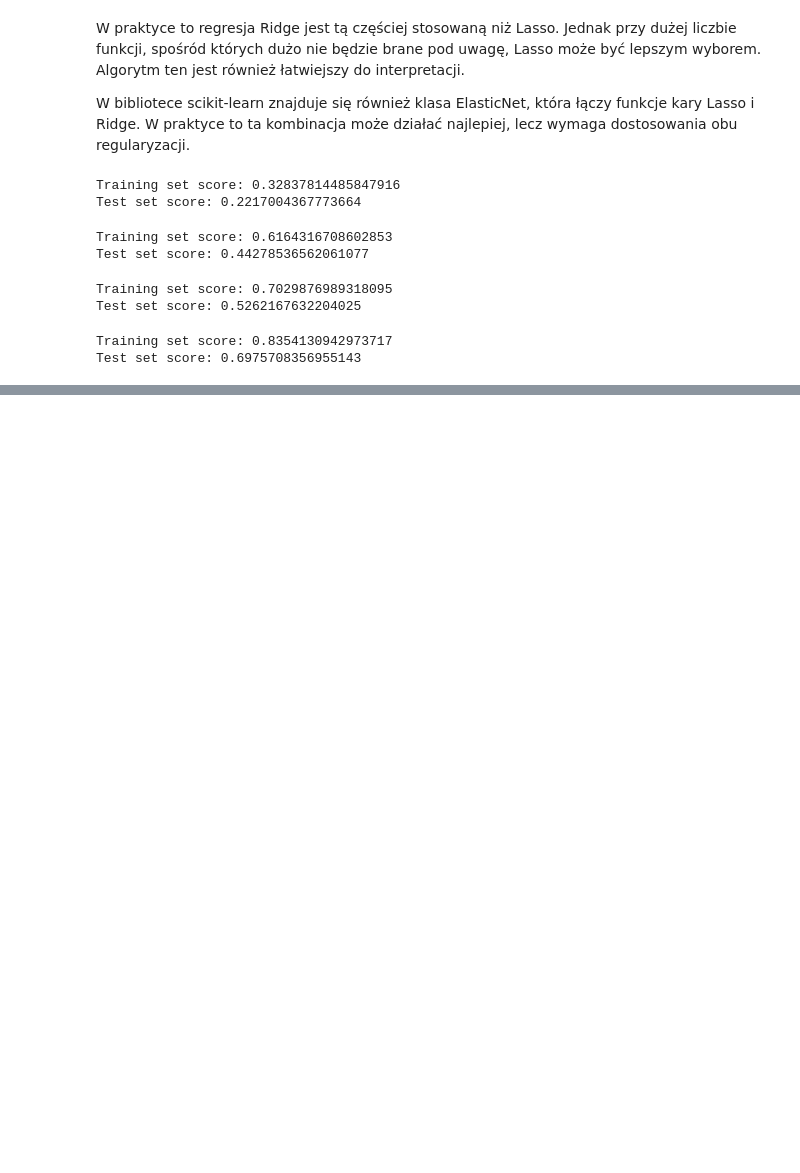
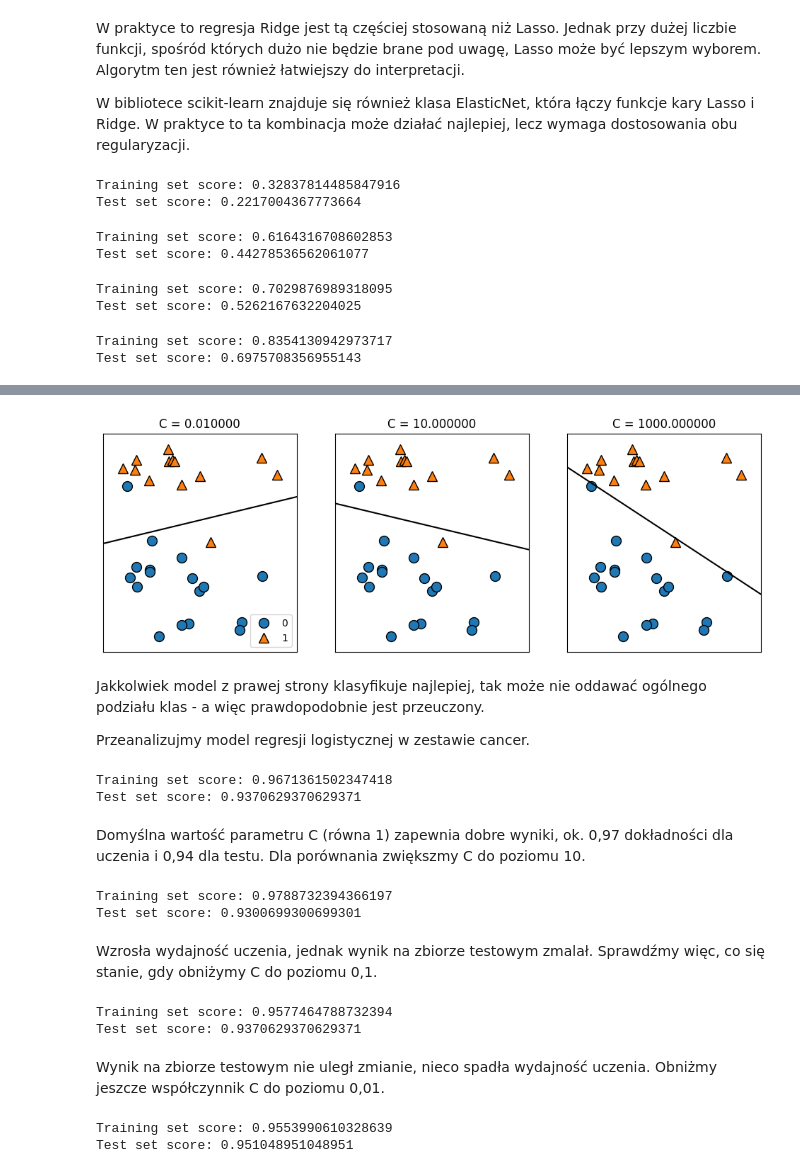
Before and after one commit to jakubtwalczak/Muller_Guido_Introduction_to_ML, a Jupyter notebook: Rozdział_2_uczenie_nadzorowane_cz_1.ipynb, the cells around one changed output, grey strips where cells are left out. Drawn from its saved outputs; the diff is of its cells as text; code cells hidden in the pictures; blank space fills up the shorter version.

```diff
--- a/Rozdział_2_uczenie_nadzorowane_cz_1.ipynb
+++ b/Rozdział_2_uczenie_nadzorowane_cz_1.ipynb
@@ -551,0 +592,43 @@ Test set score: 0.6975708356955143
+# %%
+mglearn.plots.plot_linear_svc_regularization()
+# %% [output]
+[figure, added]
+# %% [markdown]
+Jakkolwiek model z prawej strony klasyfikuje najlepiej, tak może nie oddawać ogólnego podziału klas - a więc prawdopodobnie jest przeuczony.
+
+Przeanalizujmy model regresji logistycznej w zestawie cancer.
+# %%
+X_train, X_test, y_train, y_test = train_test_split(cancer.data, cancer.target, stratify=cancer.target, random_state=0)
+logreg = LogisticRegression(max_iter=100000).fit(X_train, y_train)
+print(f"Training set score: {logreg.score(X_train, y_train)}")
+print(f"Test set score: {logreg.score(X_test, y_test)}")
+# %% [output]
+Training set score: 0.9671361502347418
+Test set score: 0.9370629370629371
+# %% [markdown]
+Domyślna wartość parametru C (równa 1) zapewnia dobre wyniki, ok. 0,97 dokładności dla uczenia i 0,94 dla testu. Dla porównania zwiększmy C do poziomu 10.
+# %%
+logreg10 = LogisticRegression(C=10, max_iter=100000).fit(X_train, y_train)
+print(f"Training set score: {logreg10.score(X_train, y_train)}")
+print(f"Test set score: {logreg10.score(X_test, y_test)}")
+# %% [output]
+Training set score: 0.9788732394366197
+Test set score: 0.9300699300699301
+# %% [markdown]
+Wzrosła wydajność uczenia, jednak wynik na zbiorze testowym zmalał. Sprawdźmy więc, co się stanie, gdy obniżymy C do poziomu 0,1.
+# %%
+logreg01 = LogisticRegression(C=0.1, max_iter=100000).fit(X_train, y_train)
+print(f"Training set score: {logreg01.score(X_train, y_train)}")
+print(f"Test set score: {logreg01.score(X_test, y_test)}")
+# %% [output]
+Training set score: 0.9577464788732394
+Test set score: 0.9370629370629371
+# %% [markdown]
+Wynik na zbiorze testowym nie uległ zmianie, nieco spadła wydajność uczenia. Obniżmy jeszcze współczynnik C do poziomu 0,01.
+# %%
+logreg001 = LogisticRegression(C=0.01, max_iter=100000).fit(X_train, y_train)
+print(f"Training set score: {logreg001.score(X_train, y_train)}")
+print(f"Test set score: {logreg001.score(X_test, y_test)}")
+# %% [output]
+Training set score: 0.9553990610328639
+Test set score: 0.951048951048951
```
Also changed, not shown: parts of 21 cells of this notebook.
